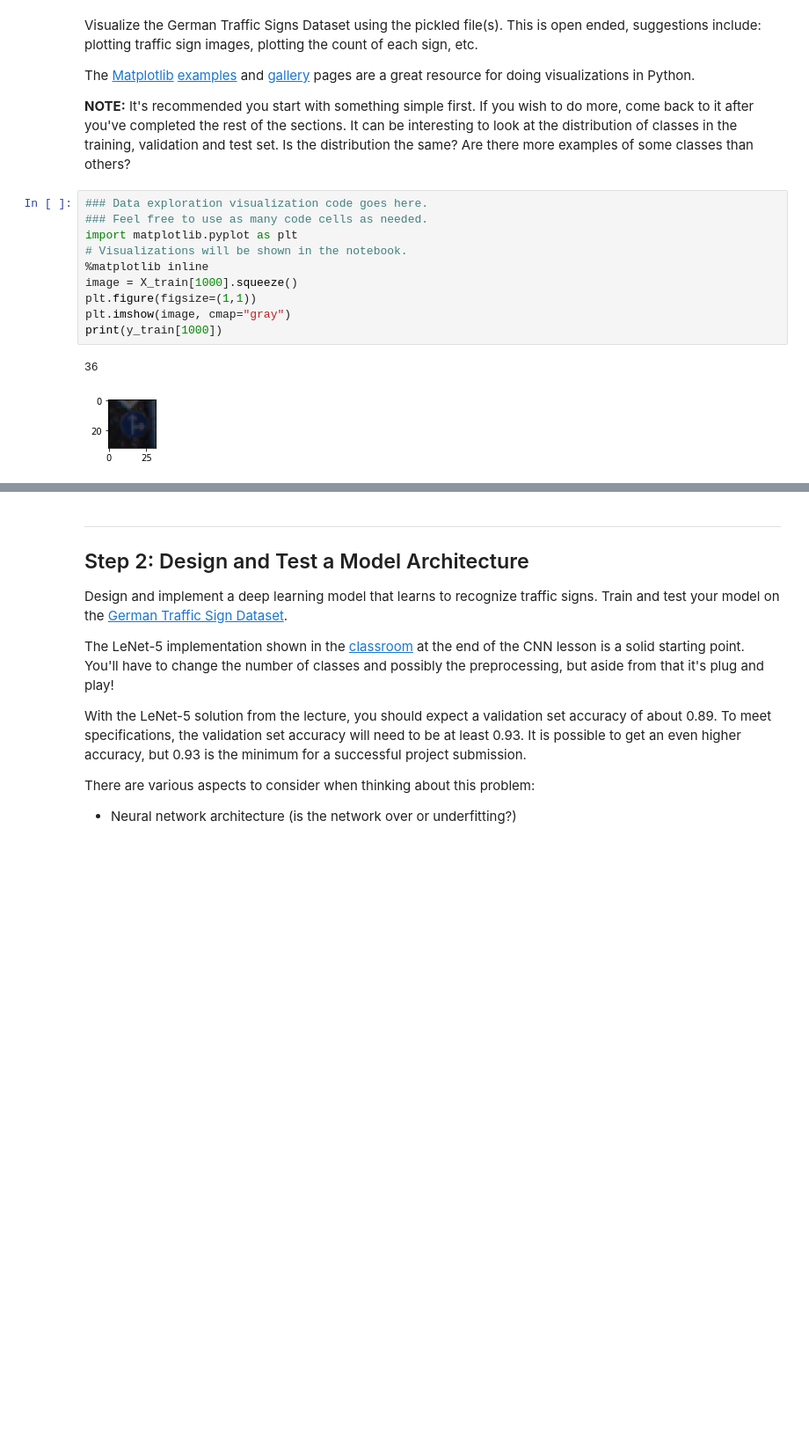
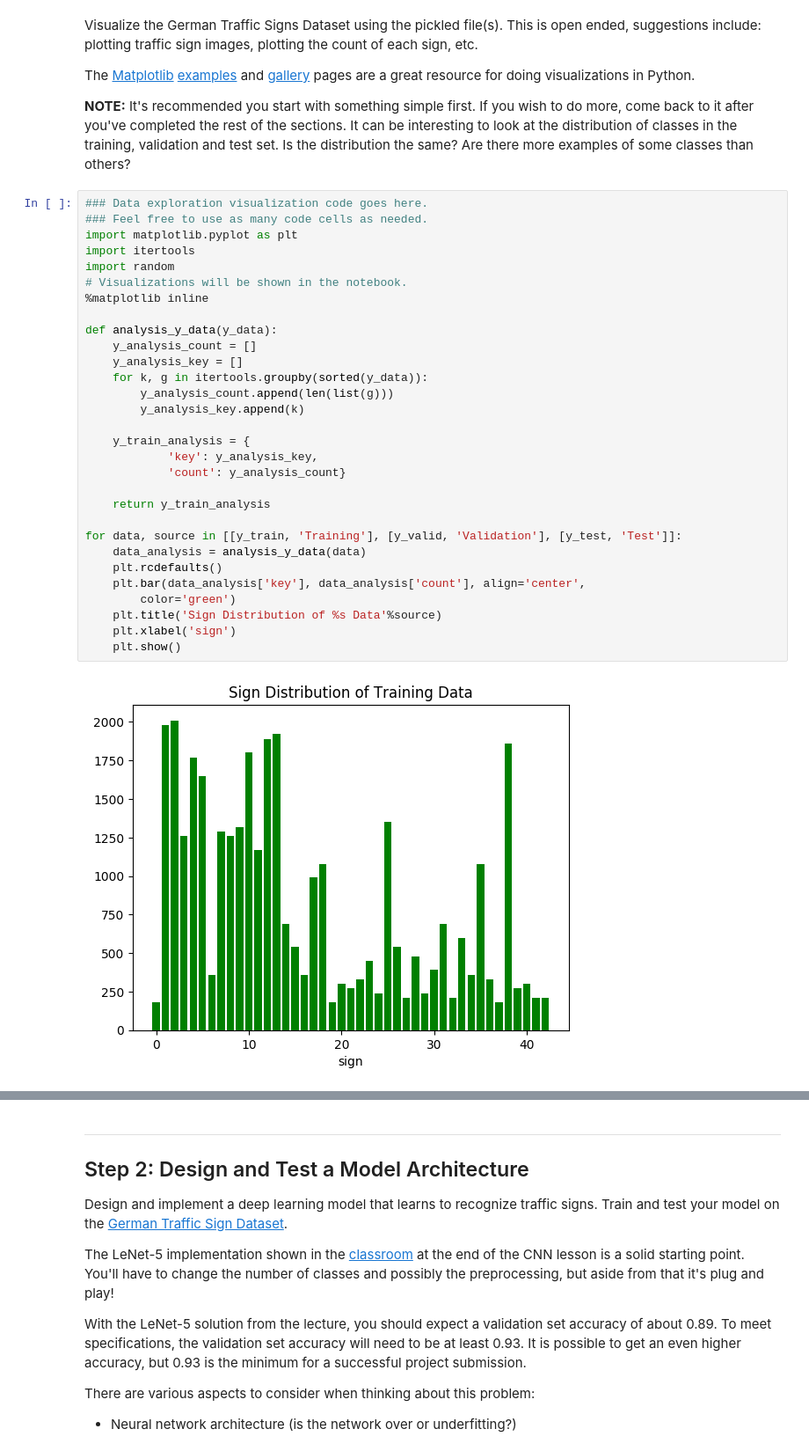
Before and after one commit to simonchu47/CarND-Traffic-Sign-Classifier-Project, a Jupyter notebook: Traffic_Sign_Classifier.ipynb, the cells around one changed output, grey strips where cells are left out. Shown at 88% size. Cells and saved outputs as stored; diff of their text form; blank space fills up the shorter version.

```diff
--- a/Traffic_Sign_Classifier.ipynb
+++ b/Traffic_Sign_Classifier.ipynb
@@ -105,16 +101,35 @@ Visualize the German Traffic Signs Dataset using the pickled file(s). This is op
 The [Matplotlib](http://matplotlib.org/) [examples](http://matplotlib.org/examples/index.html) and [gallery](http://matplotlib.org/gallery.html) pages are a great resource for doing visualizations in Python.
 
 **NOTE:** It's recommended you start with something simple first. If you wish to do more, come back to it after you've completed the rest of the sections. It can be interesting to look at the distribution of classes in the training, validation and test set. Is the distribution the same? Are there more examples of some classes than others?
-# %%
-### Data exploration visualization code goes here.
-### Feel free to use as many code cells as needed.
-import matplotlib.pyplot as plt
-# Visualizations will be shown in the notebook.
-%matplotlib inline
-image = X_train[1000].squeeze()
-plt.figure(figsize=(1,1))
-plt.imshow(image, cmap="gray")
-print(y_train[1000])
-# %% [output]
-36
-[figure, removed]
+# %%
+### Data exploration visualization code goes here.
+### Feel free to use as many code cells as needed.
+import matplotlib.pyplot as plt
+import itertools
+import random
+# Visualizations will be shown in the notebook.
+%matplotlib inline
+
+def analysis_y_data(y_data):
+    y_analysis_count = []
+    y_analysis_key = []
+    for k, g in itertools.groupby(sorted(y_data)):
+        y_analysis_count.append(len(list(g)))
+        y_analysis_key.append(k)
+
+    y_train_analysis = {
+            'key': y_analysis_key,
+            'count': y_analysis_count}
+
+    return y_train_analysis
+
+for data, source in [[y_train, 'Training'], [y_valid, 'Validation'], [y_test, 'Test']]:
+    data_analysis = analysis_y_data(data)
+    plt.rcdefaults()
+    plt.bar(data_analysis['key'], data_analysis['count'], align='center',
+        color='green')
+    plt.title('Sign Distribution of %s Data'%source)
+    plt.xlabel('sign')
+    plt.show()
+# %% [output]
+[figure, added]
```
Also changed, not shown: parts of 21 cells of this notebook, 32 other files.
